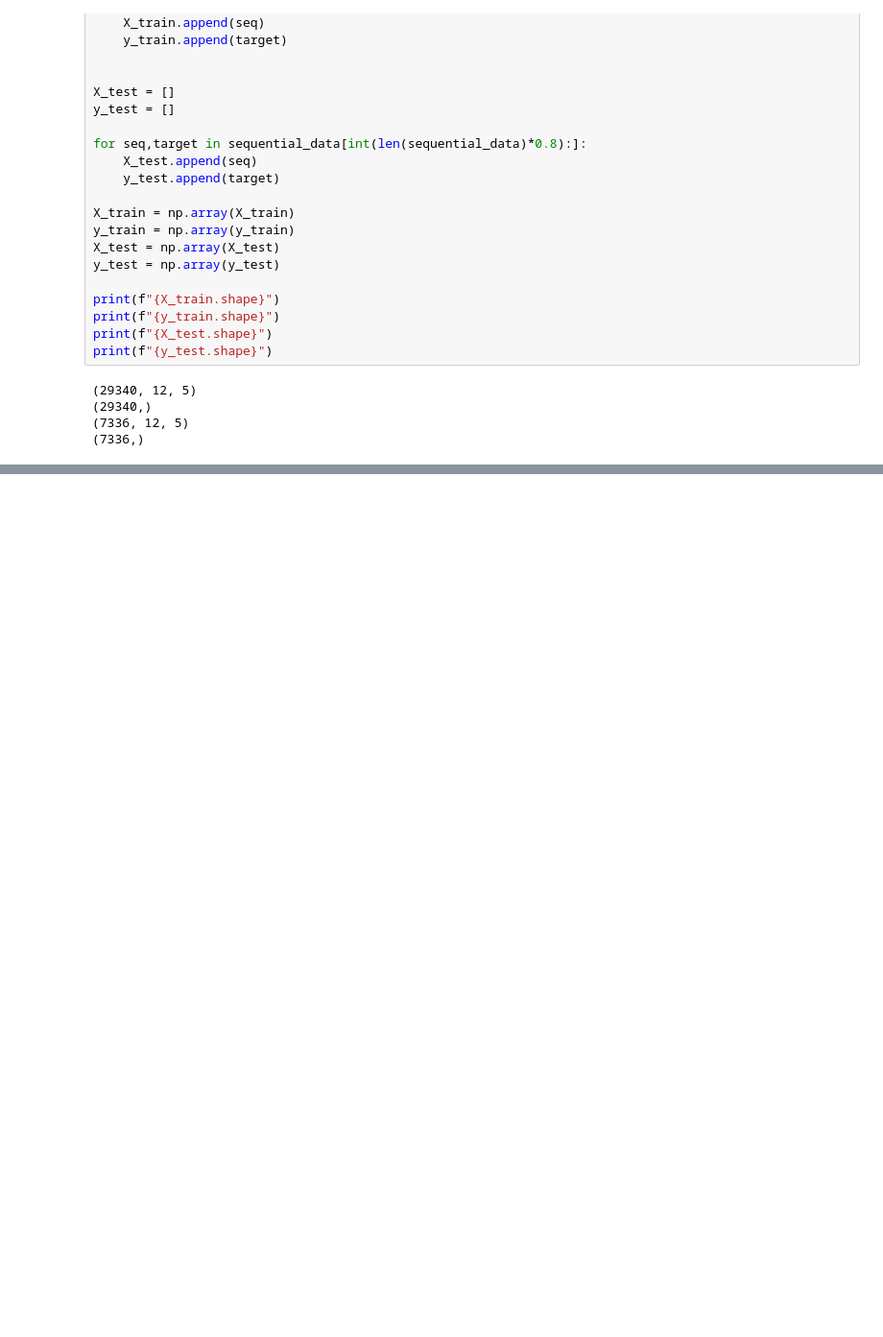
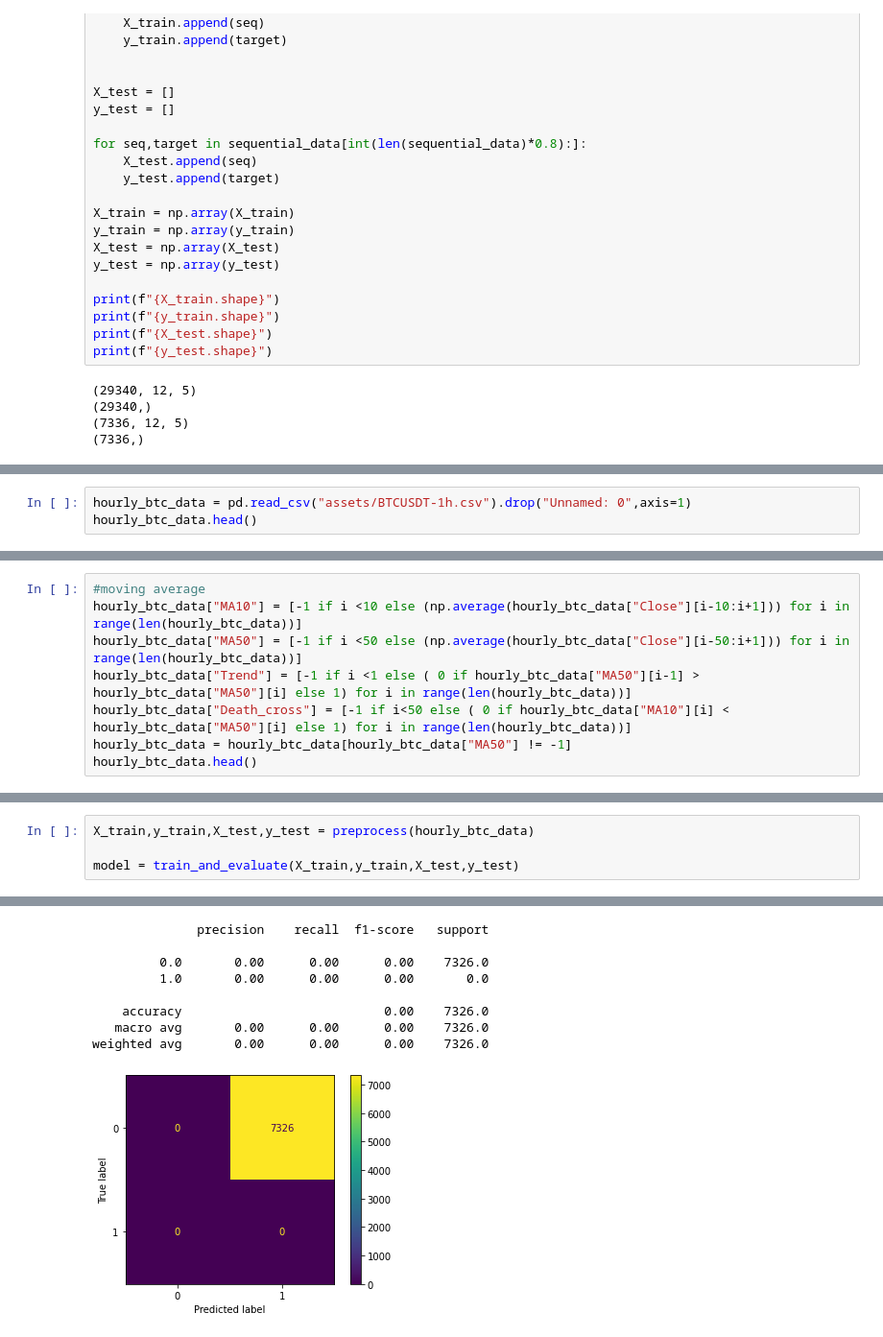
Before and after one commit to SamiFatmi/Bitcoin-price-prediction, a Jupyter notebook: LSTM.ipynb, the cells around one changed output, grey strips where cells are left out. Shown at 96% size. Cells and saved outputs as stored; diff of their text form; blank space fills up the shorter version.

```diff
--- a/LSTM.ipynb
+++ b/LSTM.ipynb
@@ -232,0 +324,3 @@ print(f"{y_test.shape}")
+# %%
+hourly_btc_data = pd.read_csv("assets/BTCUSDT-1h.csv").drop("Unnamed: 0",axis=1)
+hourly_btc_data.head()
@@ -232,0 +334,8 @@ print(f"{y_test.shape}")
+# %%
+#moving average
+hourly_btc_data["MA10"] = [-1 if i <10 else (np.average(hourly_btc_data["Close"][i-10:i+1])) for i in range(len(hourly_btc_data))]
+hourly_btc_data["MA50"] = [-1 if i <50 else (np.average(hourly_btc_data["Close"][i-50:i+1])) for i in range(len(hourly_btc_data))]
+hourly_btc_data["Trend"] = [-1 if i <1 else ( 0 if hourly_btc_data["MA50"][i-1] > hourly_btc_data["MA50"][i] else 1) for i in range(len(hourly_btc_data))]
+hourly_btc_data["Death_cross"] = [-1 if i<50 else ( 0 if hourly_btc_data["MA10"][i] < hourly_btc_data["MA50"][i] else 1) for i in range(len(hourly_btc_data))]
+hourly_btc_data = hourly_btc_data[hourly_btc_data["MA50"] != -1]
+hourly_btc_data.head()
@@ -232,0 +463,5 @@ print(f"{y_test.shape}")
+# %%
+X_train,y_train,X_test,y_test = preprocess(hourly_btc_data)
+
+model = train_and_evaluate(X_train,y_train,X_test,y_test)
+# %% [output]
@@ -232,0 +482,9 @@ print(f"{y_test.shape}")
+              precision    recall  f1-score   support
+
+         0.0       0.00      0.00      0.00    7326.0
+         1.0       0.00      0.00      0.00       0.0
+
+    accuracy                           0.00    7326.0
+   macro avg       0.00      0.00      0.00    7326.0
+weighted avg       0.00      0.00      0.00    7326.0
+[figure, added]
```
Also changed, not shown: parts of 22 cells of this notebook, 1 other file.
